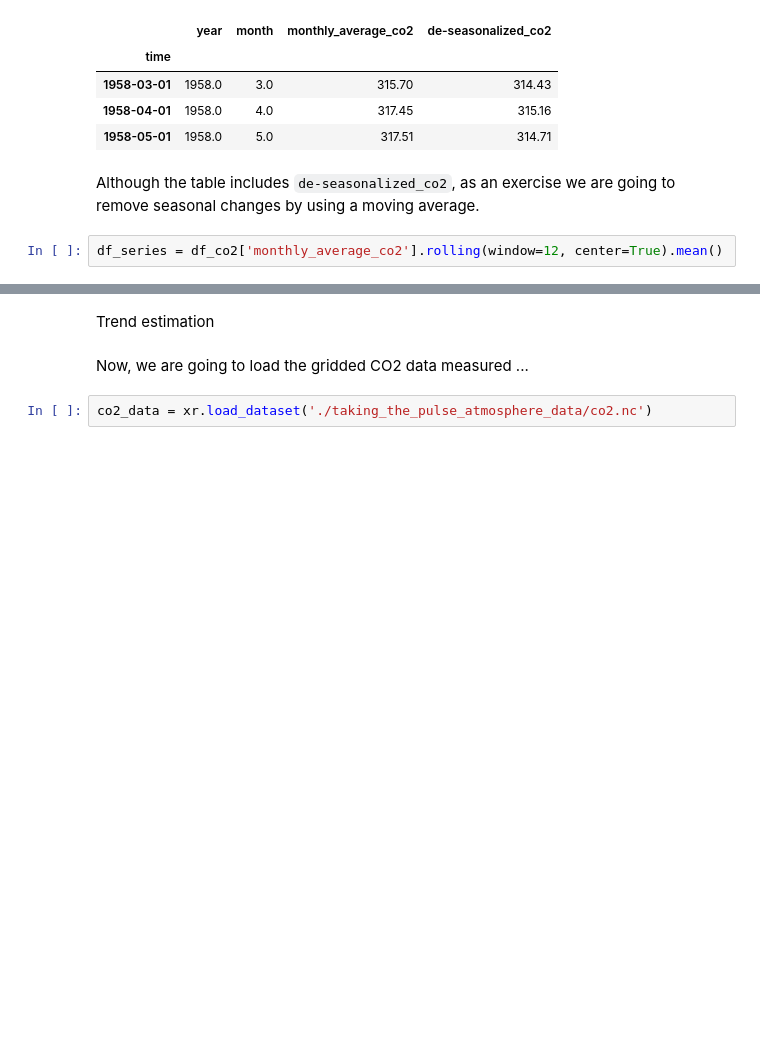
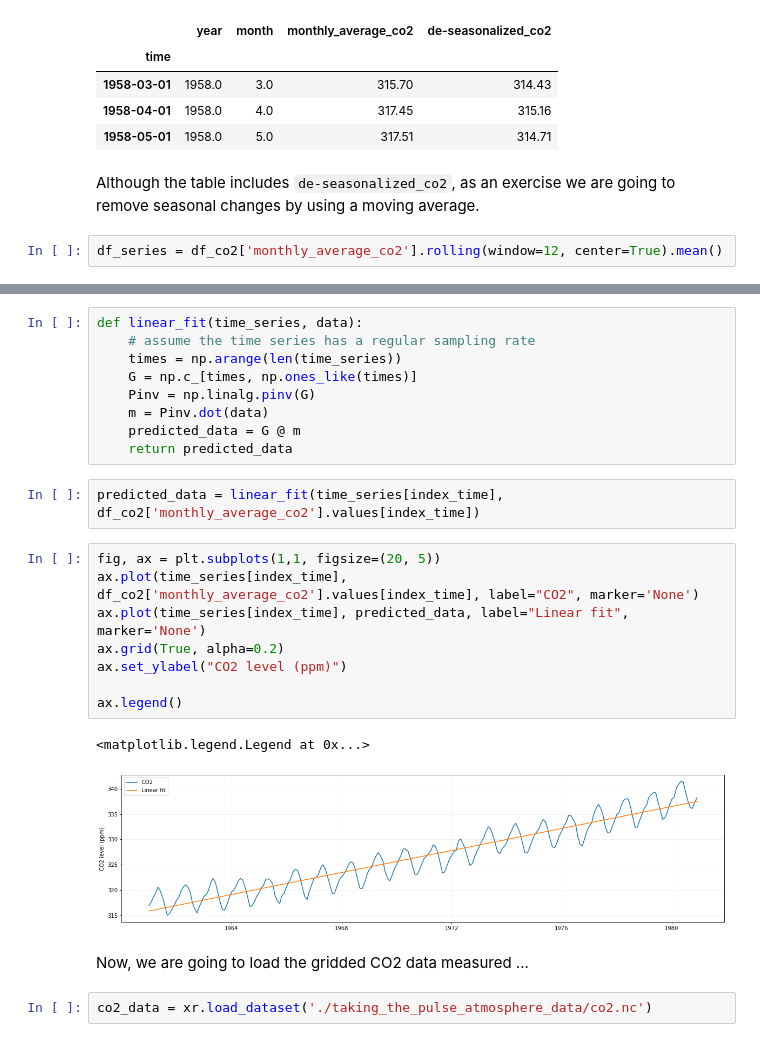
Before and after one commit to envgp/taking_the_pulse_atmosphere, a Jupyter notebook: pulse_atmosphere_greenhouse_gases.ipynb, the cells around one changed output, grey strips where cells are left out. Drawn from its saved outputs; the diff is of its cells as text; blank space fills up the shorter version.

Commit message:
add trend estimation

```diff
--- a/pulse_atmosphere_greenhouse_gases.ipynb
+++ b/pulse_atmosphere_greenhouse_gases.ipynb
@@ -127,5 +105,25 @@ ax.legend()
-# %% [markdown]
-Trend estimation
+# %%
+def linear_fit(time_series, data):
+    # assume the time series has a regular sampling rate
+    times = np.arange(len(time_series))
+    G = np.c_[times, np.ones_like(times)]
+    Pinv = np.linalg.pinv(G)
+    m = Pinv.dot(data)
+    predicted_data = G @ m
+    return predicted_data
+# %%
+predicted_data = linear_fit(time_series[index_time], df_co2['monthly_average_co2'].values[index_time])
+# %%
+fig, ax = plt.subplots(1,1, figsize=(20, 5))
+ax.plot(time_series[index_time], df_co2['monthly_average_co2'].values[index_time], label="CO2", marker='None')
+ax.plot(time_series[index_time], predicted_data, label="Linear fit", marker='None')
+ax.grid(True, alpha=0.2)
+ax.set_ylabel("CO2 level (ppm)")
+
+ax.legend()
+# %% [output]
+<matplotlib.legend.Legend at 0x...>
+[figure, added]
 # %% [markdown]
 Now, we are going to load the gridded CO2 data measured ...
 # %%
```
Also changed, not shown: parts of 27 cells of this notebook, 1 other file.
